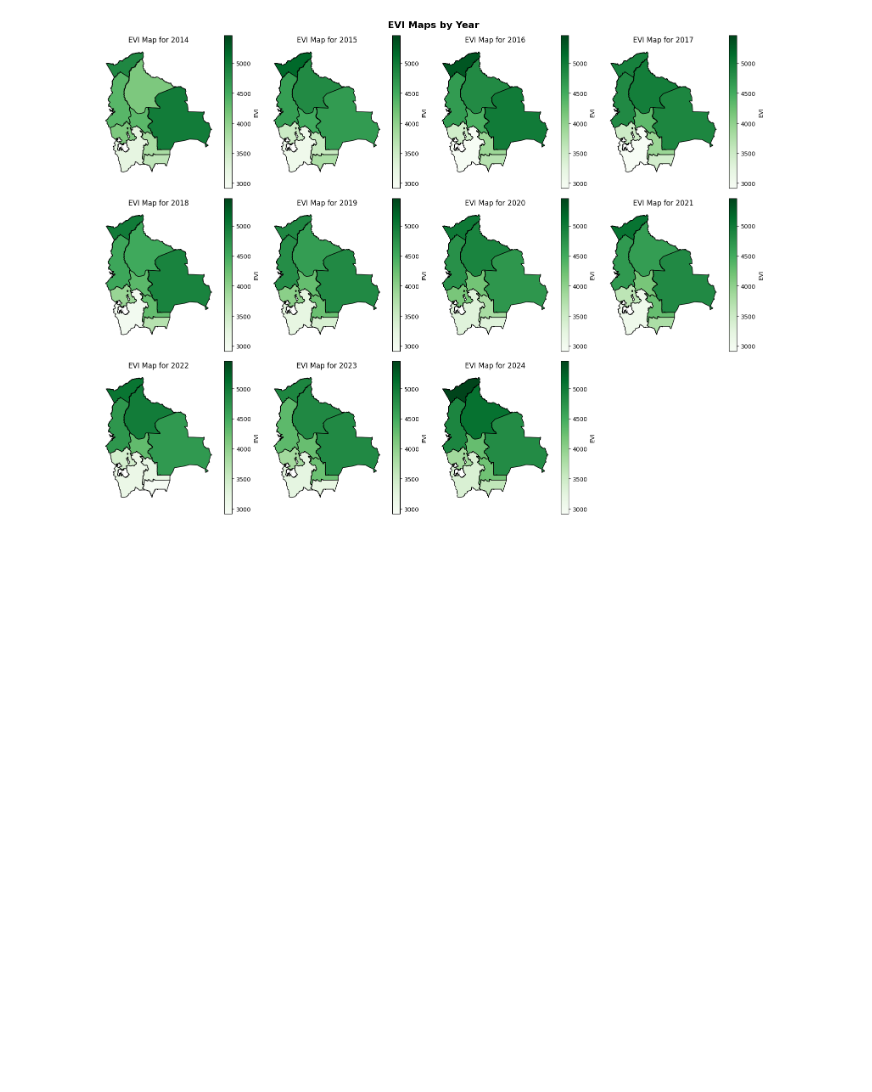
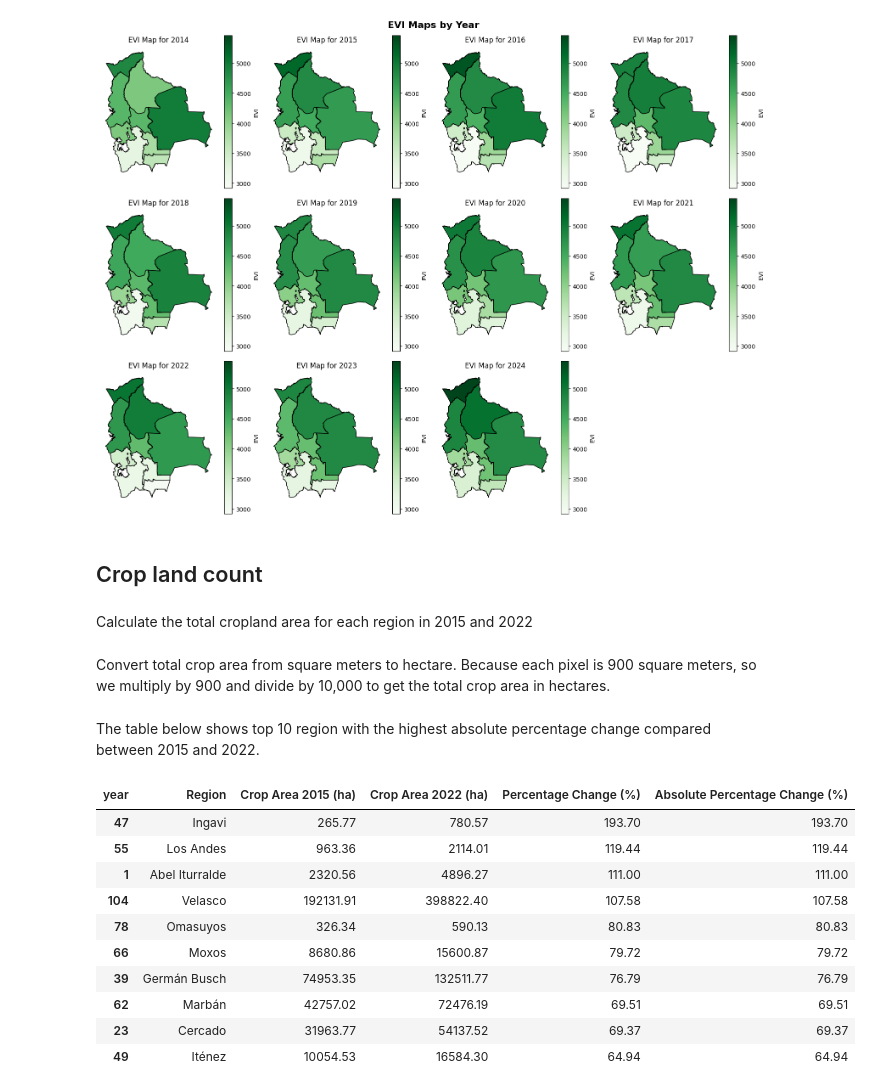
Before and after one commit to datapartnership/bolivia-economic-monitor, a Jupyter notebook: notebooks/evi_analysis.ipynb, the cells around one changed output. Cells and saved outputs as stored; diff of their text form; code cells hidden in the pictures; blank space fills up the shorter version.

```diff
--- a/notebooks/evi_analysis.ipynb
+++ b/notebooks/evi_analysis.ipynb
@@ -956,3 +958,7 @@ def plot_maps_per_year(gdf, start_year=2014, end_year=2024):
 plot_maps_per_year(gdf, start_year=2014, end_year=2024)
 # %% [output]
 [figure]
+# %% [markdown]
+## Crop land count
+# %% [markdown]
+Calculate the total cropland area for each region in 2015 and 2022
@@ -958,0 +1049,59 @@ plot_maps_per_year(gdf, start_year=2014, end_year=2024)
+# %% [markdown]
+Convert total crop area from square meters to hectare. Because each pixel is 900 square meters, so we multiply by 900 and divide by 10,000 to get the total crop area in hectares.
+# %%
+import numpy as np
+
+df_area = (
+    dfs.assign(
+        year=lambda df: df["year"].astype(str),
+        total_crop_area=lambda df: (df["total_crop_area"] * 900 / 10000),
+    )
+    .pivot(
+        index=["shapeName", "shapeID"],
+        columns="year",
+        values="total_crop_area",
+    )
+    .reset_index()
+    .rename(columns={"2015": "year 2015", "2022": "year 2022"})
+    .assign(
+        pct_change=lambda df: (df["year 2022"] - df["year 2015"])
+        / df["year 2015"]
+        * 100,
+        abs_pct_change=lambda df: abs(df["pct_change"]),
+    )
+    .replace([float("inf"), np.nan], 0)
+)
+# %% [markdown]
+The table below shows top 10 region with the highest absolute percentage change compared between 2015 and 2022.
+# %%
+(
+    df_area.loc[lambda df: df["year 2022"] > 500]
+    .assign(
+        pct_change=lambda df: df["pct_change"].round(2),
+        abs_pct_change=lambda df: df["abs_pct_change"].round(2),
+    )
+    .sort_values("abs_pct_change", ascending=False)
+    .drop(columns=["shapeID"])
+    .rename(
+        columns={
+            "shapeName": "Region",
+            "year 2015": "Crop Area 2015 (ha)",
+            "year 2022": "Crop Area 2022 (ha)",
+            "pct_change": "Percentage Change (%)",
+            "abs_pct_change": "Absolute Percentage Change (%)",
+        }
+    )
+    .head(10)
+)
+# %% [output]
+| year | Region | Crop Area 2015 (ha) | Crop Area 2022 (ha) | Percentage Change (%) | Absolute Percentage Change (%) |
+| 47 | Ingavi | 265.77 | 780.57 | 193.70 | 193.70 |
+| 55 | Los Andes | 963.36 | 2114.01 | 119.44 | 119.44 |
+| 1 | Abel Iturralde | 2320.56 | 4896.27 | 111.00 | 111.00 |
+| 104 | Velasco | 192131.91 | 398822.40 | 107.58 | 107.58 |
+| 78 | Omasuyos | 326.34 | 590.13 | 80.83 | 80.83 |
+| 66 | Moxos | 8680.86 | 15600.87 | 79.72 | 79.72 |
+| 39 | Germán Busch | 74953.35 | 132511.77 | 76.79 | 76.79 |
+| 62 | Marbán | 42757.02 | 72476.19 | 69.51 | 69.51 |
+| 23 | Cercado | 31963.77 | 54137.52 | 69.37 | 69.37 |
+| 49 | Iténez | 10054.53 | 16584.30 | 64.94 | 64.94 |
```
Also changed, not shown: parts of 11 cells of this notebook.
